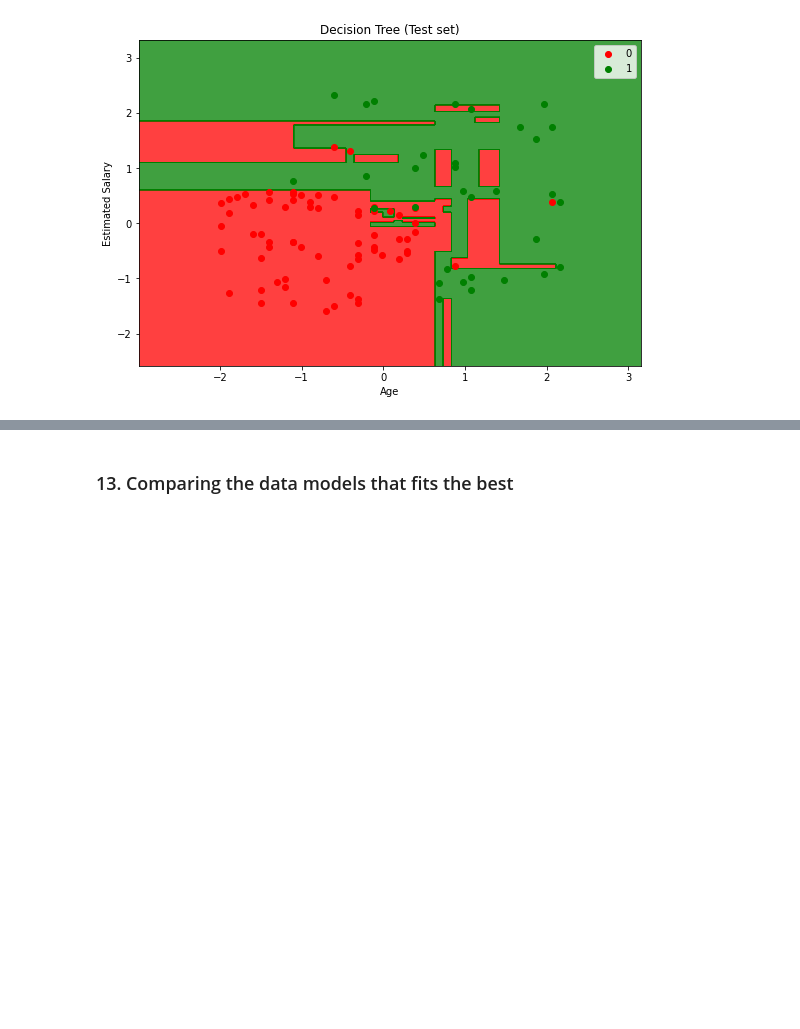
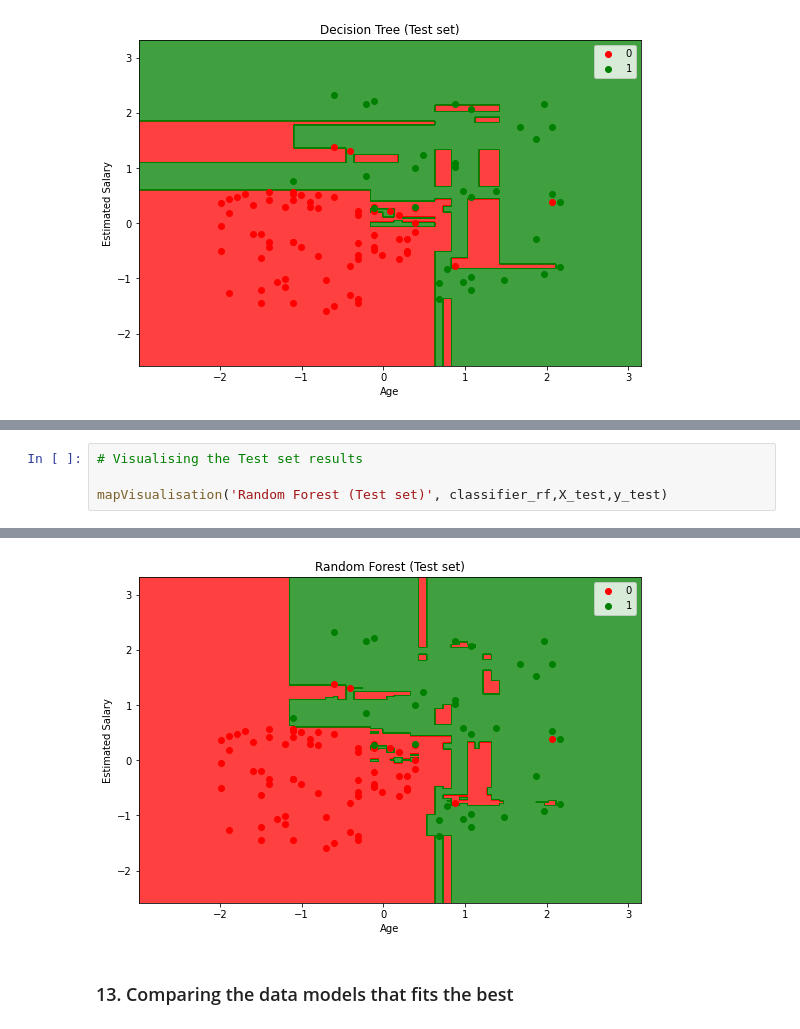
Before and after one commit to sautrikc/SUV-Buyers-Classification, a Jupyter notebook: SUV_Buyers_Classification.ipynb, the cells around one changed output, grey strips where cells are left out. Drawn from its saved outputs; the diff is of its cells as text; blank space fills up the shorter version.

```diff
--- a/SUV_Buyers_Classification.ipynb
+++ b/SUV_Buyers_Classification.ipynb
@@ -387,0 +433,5 @@ WARNING:matplotlib.axes._axes:*c* argument looks like a single numeric RGB or RG
+# %%
+# Visualising the Test set results
+
+mapVisualisation('Random Forest (Test set)', classifier_rf,X_test,y_test)
+# %% [output]
@@ -388,3 +440,4 @@ WARNING:matplotlib.axes._axes:*c* argument looks like a single numeric RGB or RG
+[figure, added]
 # %% [markdown]
 ### 13. Comparing the data models that fits the best
 # %%
```
Also changed, not shown: parts of 14 cells of this notebook.
